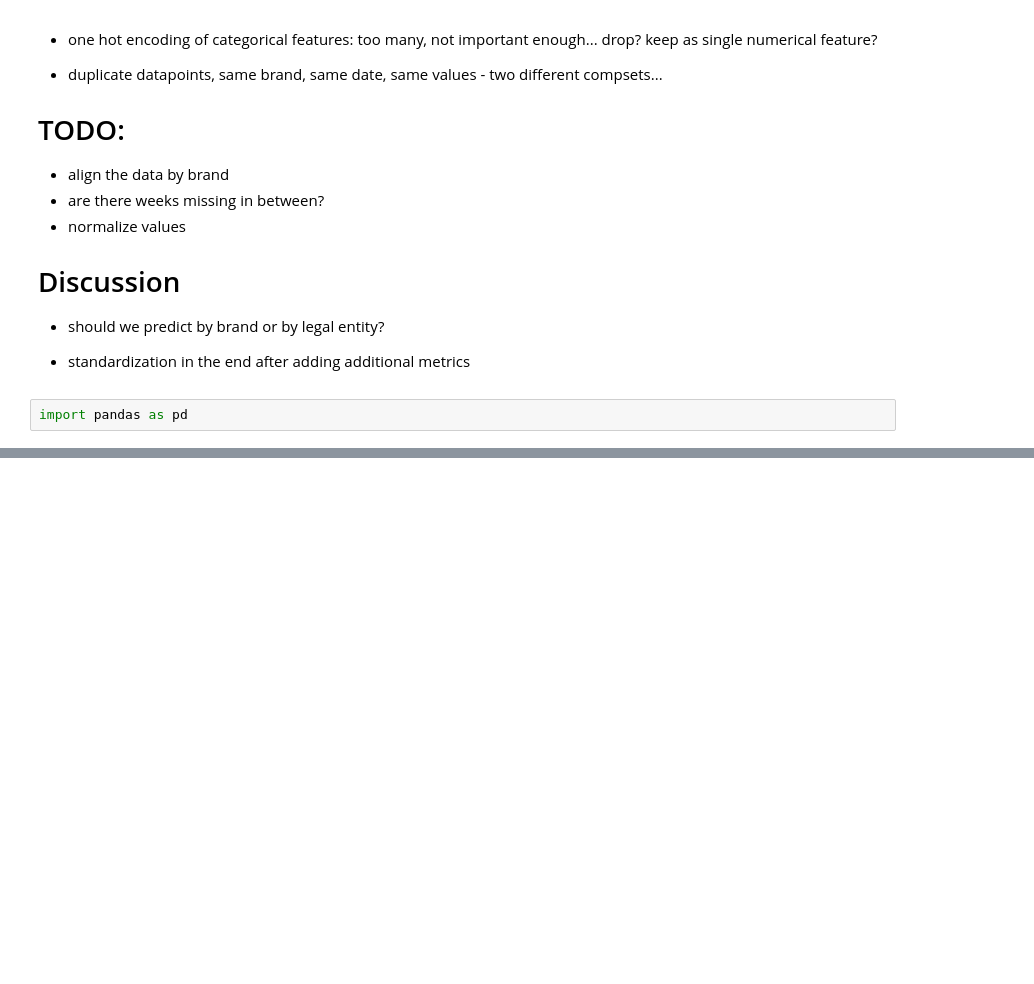
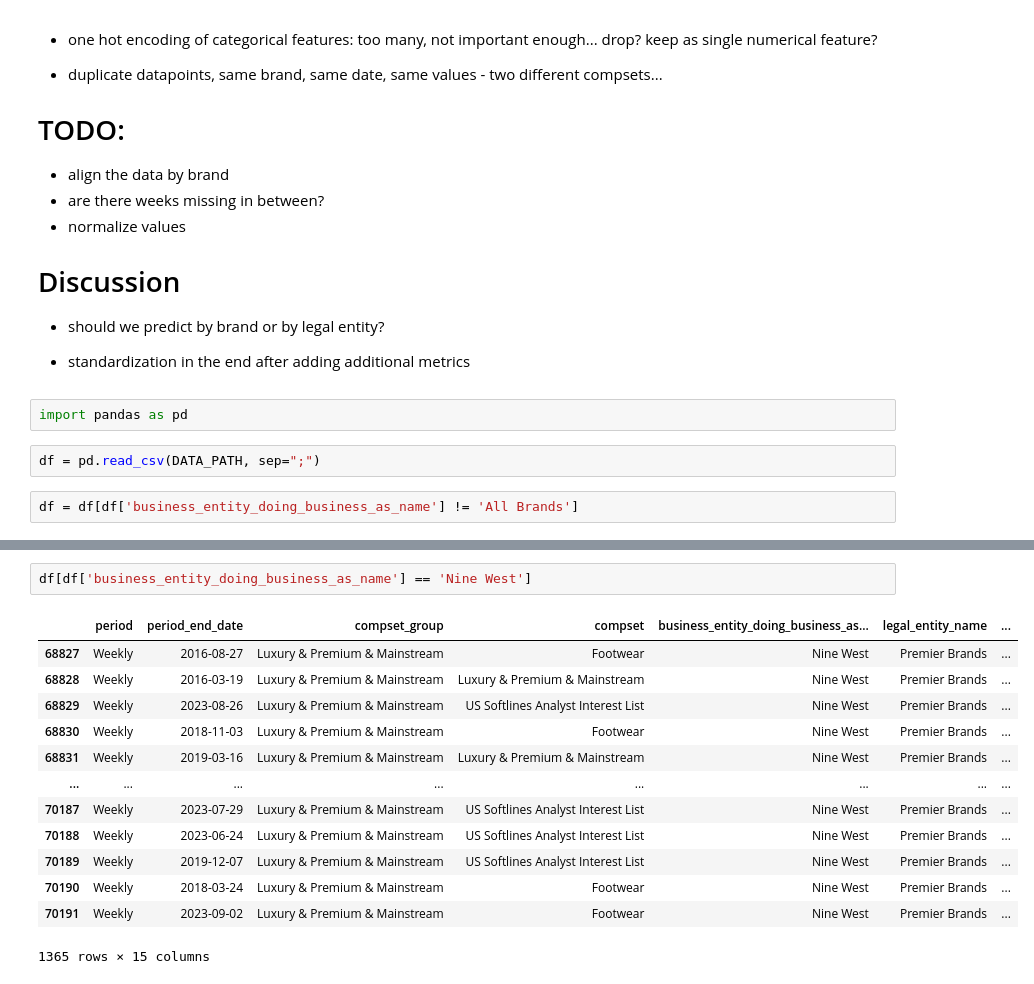
Before and after one commit to davhofer/datathon24, a Jupyter notebook: notebooks/preprocessing.ipynb, the cells around one changed output, grey strips where cells are left out. Cells and saved outputs as stored; diff of their text form; blank space fills up the shorter version.

```diff
--- a/notebooks/preprocessing.ipynb
+++ b/notebooks/preprocessing.ipynb
@@ -23,3 +23,7 @@
 - standardization in the end after adding additional metrics
 # %%
 import pandas as pd
+# %%
+df = pd.read_csv(DATA_PATH, sep=";")
+# %%
+df = df[df['business_entity_doing_business_as_name'] != 'All Brands']
@@ -26,3 +41,19 @@ import pandas as pd
+# %%
+df[df['business_entity_doing_business_as_name'] == 'Nine West']
+# %% [output]
+|  | period | period_end_date | compset_group | compset | business_entity_doing_business_as... | legal_entity_name | ... |
+| 68827 | Weekly | 2016-08-27 | Luxury & Premium & Mainstream | Footwear | Nine West | Premier Brands | ... |
+| 68828 | Weekly | 2016-03-19 | Luxury & Premium & Mainstream | Luxury & Premium & Mainstream | Nine West | Premier Brands | ... |
+| 68829 | Weekly | 2023-08-26 | Luxury & Premium & Mainstream | US Softlines Analyst Interest List | Nine West | Premier Brands | ... |
+| 68830 | Weekly | 2018-11-03 | Luxury & Premium & Mainstream | Footwear | Nine West | Premier Brands | ... |
+| 68831 | Weekly | 2019-03-16 | Luxury & Premium & Mainstream | Luxury & Premium & Mainstream | Nine West | Premier Brands | ... |
+| ... | ... | ... | ... | ... | ... | ... | ... |
+| 70187 | Weekly | 2023-07-29 | Luxury & Premium & Mainstream | US Softlines Analyst Interest List | Nine West | Premier Brands | ... |
+| 70188 | Weekly | 2023-06-24 | Luxury & Premium & Mainstream | US Softlines Analyst Interest List | Nine West | Premier Brands | ... |
+| 70189 | Weekly | 2019-12-07 | Luxury & Premium & Mainstream | US Softlines Analyst Interest List | Nine West | Premier Brands | ... |
+| 70190 | Weekly | 2018-03-24 | Luxury & Premium & Mainstream | Footwear | Nine West | Premier Brands | ... |
+| 70191 | Weekly | 2023-09-02 | Luxury & Premium & Mainstream | Footwear | Nine West | Premier Brands | ... |
+1365 rows × 15 columns
 # %%
 DATA_PATH = "/home/david/code/datathon24-personal/data/skylab_instagram_datathon_dataset.csv"
 
```
Also changed, not shown: parts of 4 cells of this notebook.
